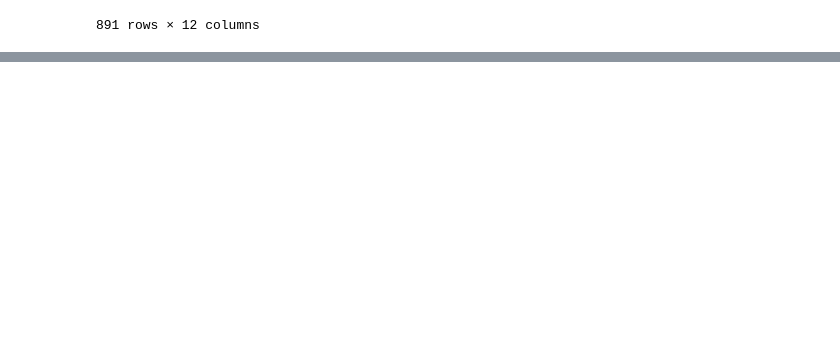
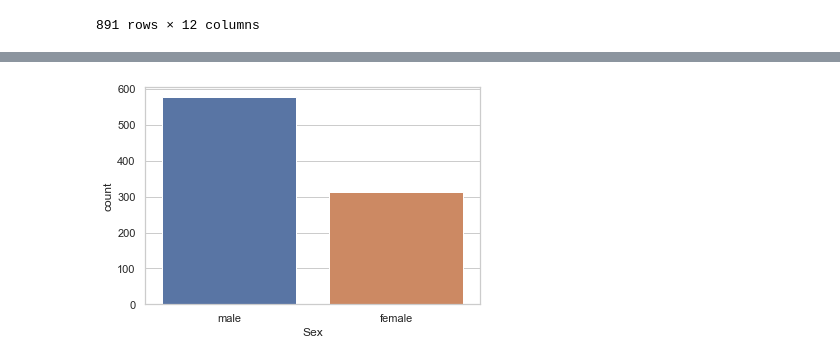
Before and after one commit to jry62/Titanic, a Jupyter notebook: Titanic_Proj.ipynb, the cells around one changed output, grey strips where cells are left out. Saved outputs shown, nothing was run; the diff lists cells and outputs as text; code cells hidden in the pictures; blank space fills up the shorter version.

```diff
--- a/Titanic_Proj.ipynb
+++ b/Titanic_Proj.ipynb
@@ -30,0 +60,6 @@ tdf
+# %%
+sns.set_theme(style='whitegrid')
+
+sns.countplot(x='Sex', data=tdf);
+# %% [output]
+[figure, added]
```
Also changed, not shown: parts of 7 cells of this notebook.
